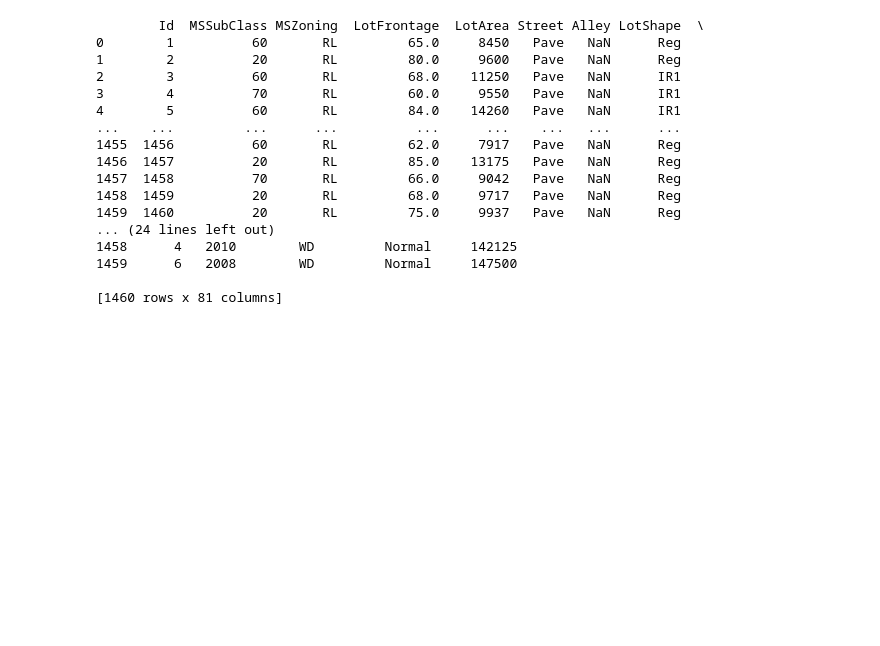
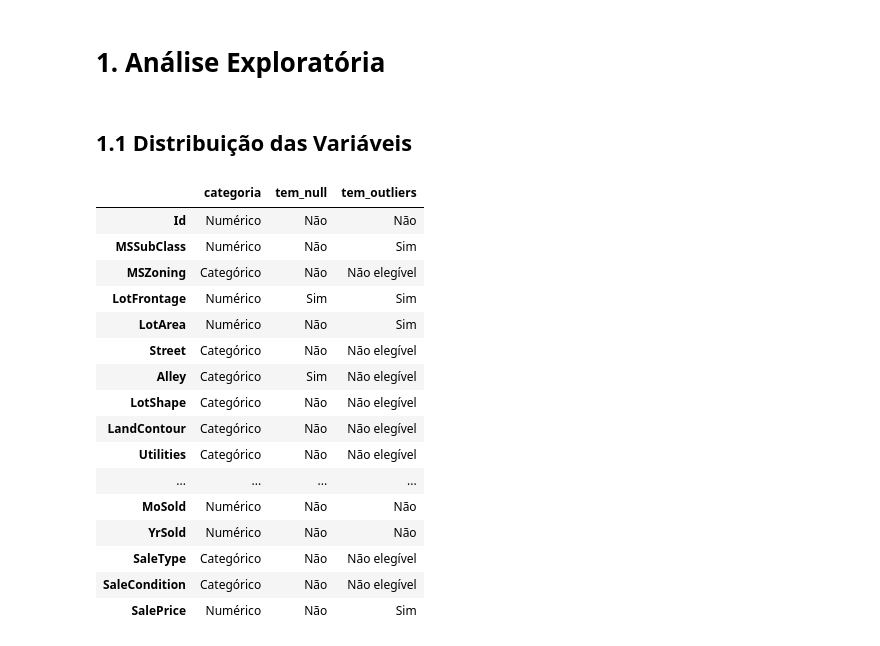
Before and after one commit to Mauro-devs/DataAnalysis, a Jupyter notebook: notebook.ipynb, the cells around one changed output. Drawn from its saved outputs; the diff is of its cells as text; code cells hidden in the pictures; blank space fills up the shorter version.

```diff
--- a/notebook.ipynb
+++ b/notebook.ipynb
@@ -1,24 +1,62 @@
+# %% [markdown]
+# 1. Análise Exploratória
 # %%
+from matplotlib.artist import get
+import seaborn as sb
+import matplotlib.pyplot as plt
 import pandas as pd
+
+# Não limitar o tamanho da resposta
+pd.set_option("display.max_columns", None)
+pd.set_option("display.max_rows", None)
 
 train_csv = pd.read_csv("data/train.csv")
 
-train_csv
+def get_outlier(series: pd.Series) -> pd.Series:
+    q1 = series.quantile(0.25)
+    q3 = series.quantile(0.75)
+
+    iqr = q3-q1
+
+    lim_sup = q3+(iqr*1.5)
+    lim_inf = q1-(iqr*1.5)
+
+    return series[(series < lim_inf) | (series > lim_sup)]
+
+def set_outliers(series: pd.Series):
+    if not pd.api.types.is_numeric_dtype(series.dtype):
+        return "Não elegível"
+
+    if get_outlier(series).any():
+        return "Sim"
+    return "Não"
-# %% [output]
-        Id  MSSubClass MSZoning  LotFrontage  LotArea Street Alley LotShape  \
-0        1          60       RL         65.0     8450   Pave   NaN      Reg
-1        2          20       RL         80.0     9600   Pave   NaN      Reg
-2        3          60       RL         68.0    11250   Pave   NaN      IR1
-3        4          70       RL         60.0     9550   Pave   NaN      IR1
-4        5          60       RL         84.0    14260   Pave   NaN      IR1
-...    ...         ...      ...          ...      ...    ...   ...      ...
-1455  1456          60       RL         62.0     7917   Pave   NaN      Reg
-1456  1457          20       RL         85.0    13175   Pave   NaN      Reg
-1457  1458          70       RL         66.0     9042   Pave   NaN      Reg
-1458  1459          20       RL         68.0     9717   Pave   NaN      Reg
-1459  1460          20       RL         75.0     9937   Pave   NaN      Reg
-... (24 lines left out)
-1458      4   2010        WD         Normal     142125
-1459      6   2008        WD         Normal     147500
-
-[1460 rows x 81 columns]
+# %% [markdown]
+## 1.1 Distribuição das Variáveis
+# %%
+exploracao_csv = pd.DataFrame(
+    {
+        "categoria": train_csv.dtypes.map(lambda x: "Numérico" if x.kind in "iufc" else "Categórico"),
+        "tem_null": train_csv.isna().sum().map(lambda x: "Sim" if x >= 1 else "Não"),
+        "tem_outliers": train_csv.apply(set_outliers)
+    }
+)
+
+exploracao_csv
+# %% [output]
+|  | categoria | tem_null | tem_outliers |
+| Id | Numérico | Não | Não |
+| MSSubClass | Numérico | Não | Sim |
+| MSZoning | Categórico | Não | Não elegível |
+| LotFrontage | Numérico | Sim | Sim |
+| LotArea | Numérico | Não | Sim |
+| Street | Categórico | Não | Não elegível |
+| Alley | Categórico | Sim | Não elegível |
+| LotShape | Categórico | Não | Não elegível |
+| LandContour | Categórico | Não | Não elegível |
+| Utilities | Categórico | Não | Não elegível |
+| ... | ... | ... | ... |
+| MoSold | Numérico | Não | Não |
+| YrSold | Numérico | Não | Não |
+| SaleType | Categórico | Não | Não elegível |
+| SaleCondition | Categórico | Não | Não elegível |
+| SalePrice | Numérico | Não | Sim |
```
Also changed, not shown: parts of 4 cells of this notebook.
